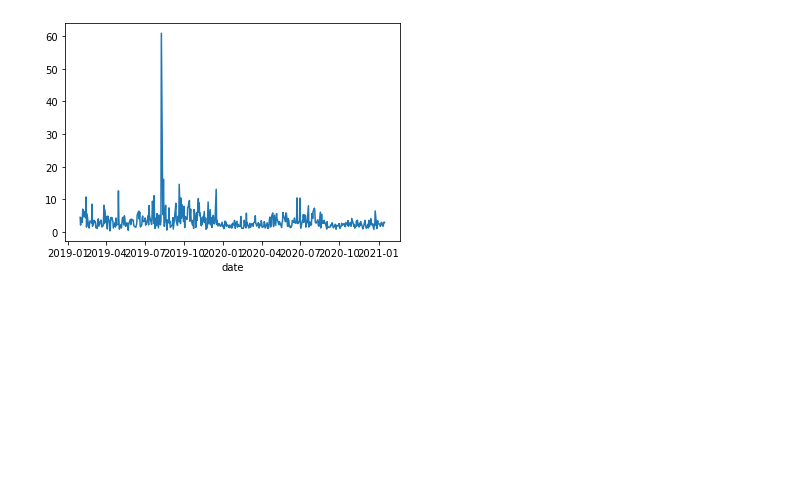
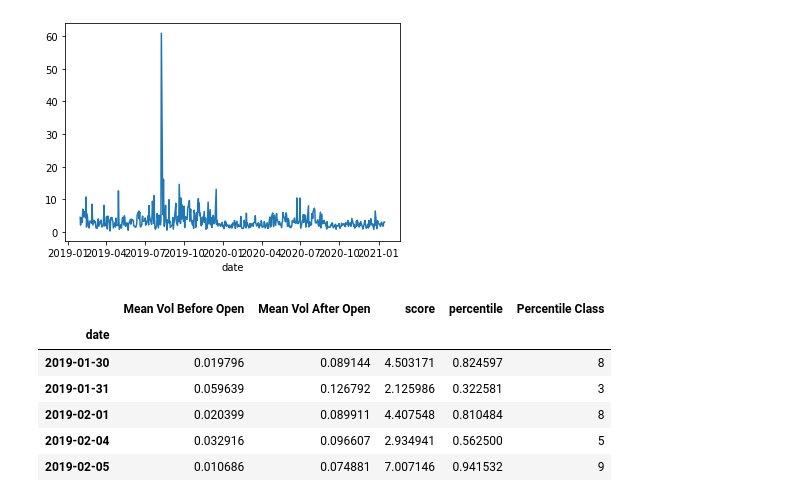
Before and after one commit to leeso1718/StockMarket_explainableAI, a Jupyter notebook: notebooks/data_nb/data_pipeline.ipynb, the cells around one changed output. Drawn from its saved outputs; the diff is of its cells as text; code cells hidden in the pictures; blank space fills up the shorter version.

```diff
--- a/notebooks/data_nb/data_pipeline.ipynb
+++ b/notebooks/data_nb/data_pipeline.ipynb
@@ -153,6 +161,5 @@ data = data[['date','Volatility']]
 # %%
-before_vol = data.assign(date=data.time.apply(lambda x:x.date()))
-before_vol = before_vol[['date','Volatility']]
+before_vol = data[['date','Volatility']]
 before_vol_mean = before_vol.groupby('date')['Volatility'].mean()
 before_vol_mean = pd.DataFrame(before_vol_mean)
 before_vol_mean.rename(columns={"Volatility":"Mean Vol Before Open"},inplace=True)
@@ -219,5 +226,18 @@ combined.score.plot()
 # %% [output]
 <matplotlib.axes._subplots.AxesSubplot at 0x...>
 [figure]
+# %%
+combined['percentile'] = combined.score.rank(pct = True)
+combined['Percentile Class'] = combined.percentile//0.1
+combined['Percentile Class'] = combined['Percentile Class'].astype(int).astype(str)
+combined.head()
+# %% [output]
+|  | Mean Vol Before Open | Mean Vol After Open | score | percentile | Percentile Class |
+| date |  |  |  |  |  |
+| 2019-01-30 | 0.019796 | 0.089144 | 4.503171 | 0.824597 | 8 |
+| 2019-01-31 | 0.059639 | 0.126792 | 2.125986 | 0.322581 | 3 |
+| 2019-02-01 | 0.020399 | 0.089911 | 4.407548 | 0.810484 | 8 |
+| 2019-02-04 | 0.032916 | 0.096607 | 2.934941 | 0.562500 | 5 |
+| 2019-02-05 | 0.010686 | 0.074881 | 7.007146 | 0.941532 | 9 |
 # %%
 combined.to_csv(data_path+'/'+label_data, index=True)
```
Also changed, not shown: parts of 3 cells of this notebook, 1 other file.
